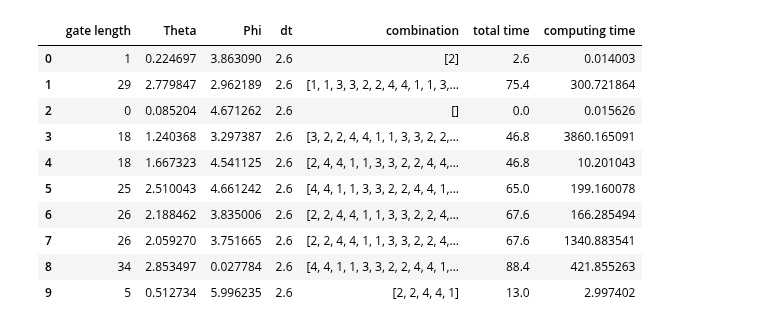
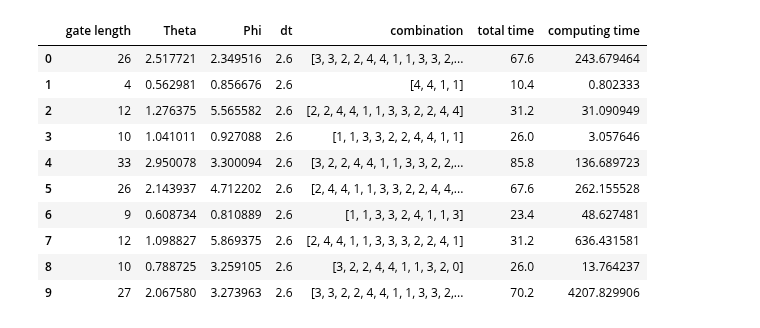
Before and after one commit to NostalgicJ/Quantum_2023, a Jupyter notebook: HandOver/NVspin_control/002_DeepLearning_model/Learning_Code/NVspin_GRU_Rho2RealNumber.ipynb, the cells around one changed output. Cells and saved outputs as stored; diff of their text form; code cells hidden in the pictures.

```diff
--- a/HandOver/NVspin_control/002_DeepLearning_model/Learning_Code/NVspin_GRU_Rho2RealNumber.ipynb
+++ b/HandOver/NVspin_control/002_DeepLearning_model/Learning_Code/NVspin_GRU_Rho2RealNumber.ipynb
@@ -1,37 +1,37 @@
 # %%
 import numpy as np
 import pandas as pd
 import os
 import matplotlib.pyplot as plt
 from sklearn.model_selection import train_test_split
 from tensorflow.keras.models import Model
 from tensorflow.keras.layers import Input, GRU, Dense, Concatenate, TimeDistributed, RepeatVector
 from tensorflow.keras.preprocessing.sequence import pad_sequences
 from tensorflow.keras.optimizers import Adam, SGD, RMSprop
 from tensorflow.keras.callbacks import EarlyStopping
 
 # 데이터 불러오기
-df = pd.read_csv('../../001_Path_Finder_AStar/012_By_Yeojung/Data/Non-Harr_measure_None_Rho/using/dt_2.6/ByAstar_dt_2.6_1016.csv')
+df = pd.read_csv('../../001_Path_Finder_AStar/012_By_Yeojung/Data/Non-Haar_measure_None_Omega/using/dt_2.6/ByAstar_dt_2.6_1130.csv')
 
 # 데이터프레임의 행을 셔플
 df = df.sample(frac=1).reset_index(drop=True)
 
 df = df.dropna(subset=['combination'])
-df = df.drop('Case', axis=1)
+# df = df.drop('Case', axis=1)
 
 df.head(n=10)
 # %% [output]
 |  | gate length | Theta | Phi | dt | combination | total time | computing time |
-| 0 | 1 | 0.224697 | 3.863090 | 2.6 | [2] | 2.6 | 0.014003 |
-| 1 | 29 | 2.779847 | 2.962189 | 2.6 | [1, 1, 3, 3, 2, 2, 4, 4, 1, 1, 3,... | 75.4 | 300.721864 |
-| 2 | 0 | 0.085204 | 4.671262 | 2.6 | [] | 0.0 | 0.015626 |
-| 3 | 18 | 1.240368 | 3.297387 | 2.6 | [3, 2, 2, 4, 4, 1, 1, 3, 3, 2, 2,... | 46.8 | 3860.165091 |
-| 4 | 18 | 1.667323 | 4.541125 | 2.6 | [2, 4, 4, 1, 1, 3, 3, 2, 2, 4, 4,... | 46.8 | 10.201043 |
-| 5 | 25 | 2.510043 | 4.661242 | 2.6 | [4, 4, 1, 1, 3, 3, 2, 2, 4, 4, 1,... | 65.0 | 199.160078 |
-| 6 | 26 | 2.188462 | 3.835006 | 2.6 | [2, 2, 4, 4, 1, 1, 3, 3, 2, 2, 4,... | 67.6 | 166.285494 |
-| 7 | 26 | 2.059270 | 3.751665 | 2.6 | [2, 2, 4, 4, 1, 1, 3, 3, 2, 2, 4,... | 67.6 | 1340.883541 |
-| 8 | 34 | 2.853497 | 0.027784 | 2.6 | [4, 4, 1, 1, 3, 3, 2, 2, 4, 4, 1,... | 88.4 | 421.855263 |
-| 9 | 5 | 0.512734 | 5.996235 | 2.6 | [2, 2, 4, 4, 1] | 13.0 | 2.997402 |
+| 0 | 26 | 2.517721 | 2.349516 | 2.6 | [3, 3, 2, 2, 4, 4, 1, 1, 3, 3, 2,... | 67.6 | 243.679464 |
+| 1 | 4 | 0.562981 | 0.856676 | 2.6 | [4, 4, 1, 1] | 10.4 | 0.802333 |
+| 2 | 12 | 1.276375 | 5.565582 | 2.6 | [2, 2, 4, 4, 1, 1, 3, 3, 2, 2, 4, 4] | 31.2 | 31.090949 |
+| 3 | 10 | 1.041011 | 0.927088 | 2.6 | [1, 1, 3, 3, 2, 2, 4, 4, 1, 1] | 26.0 | 3.057646 |
+| 4 | 33 | 2.950078 | 3.300094 | 2.6 | [3, 2, 2, 4, 4, 1, 1, 3, 3, 2, 2,... | 85.8 | 136.689723 |
+| 5 | 26 | 2.143937 | 4.712202 | 2.6 | [2, 4, 4, 1, 1, 3, 3, 2, 2, 4, 4,... | 67.6 | 262.155528 |
+| 6 | 9 | 0.608734 | 0.810889 | 2.6 | [1, 1, 3, 3, 2, 4, 1, 1, 3] | 23.4 | 48.627481 |
+| 7 | 12 | 1.098827 | 5.869375 | 2.6 | [2, 4, 4, 1, 1, 3, 3, 3, 2, 2, 4, 1] | 31.2 | 636.431581 |
+| 8 | 10 | 0.788725 | 3.259105 | 2.6 | [3, 2, 2, 4, 4, 1, 1, 3, 2, 0] | 26.0 | 13.764237 |
+| 9 | 27 | 2.067580 | 3.273963 | 2.6 | [3, 3, 2, 2, 4, 4, 1, 1, 3, 3, 2,... | 70.2 | 4207.829906 |
 # %%
 from math import *
 
```
Also changed, not shown: parts of 5 cells of this notebook, 12 other files.
